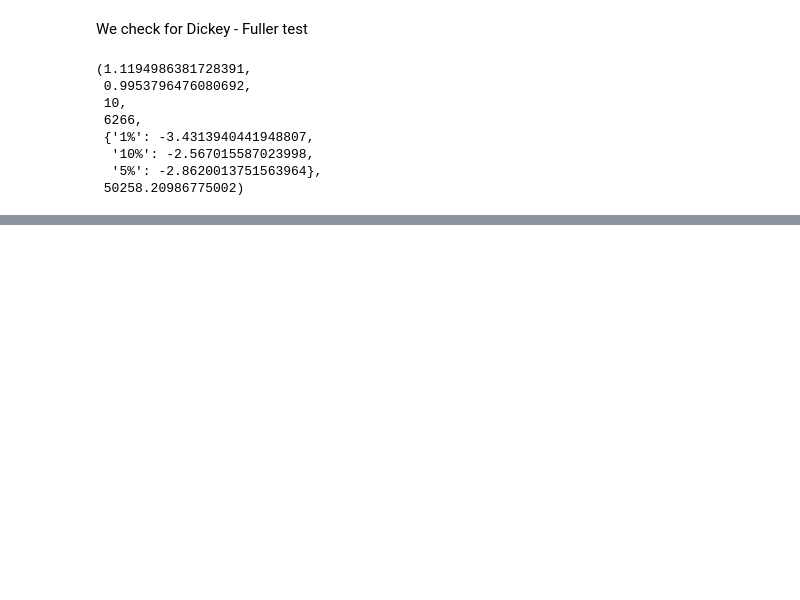
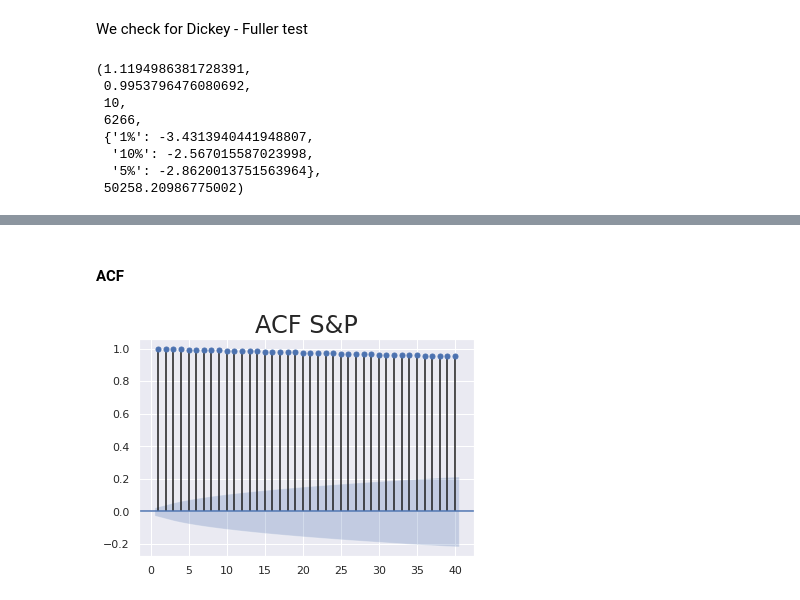
Before and after one commit to ajmal017/Time-Series-Modeling, a Jupyter notebook: 3_Working_with_Time_Series.ipynb, the cells around one changed output, grey strips where cells are left out. Saved outputs shown, nothing was run; the diff lists cells and outputs as text; code cells hidden in the pictures; blank space fills up the shorter version.

```diff
--- a/3_Working_with_Time_Series.ipynb
+++ b/3_Working_with_Time_Series.ipynb
@@ -451,0 +481,8 @@ sts.adfuller(df.wn)
+# %% [markdown]
+#### ACF
+# %%
+sgt.plot_acf(df.market_value, lags = 40, zero = False)
+plt.title("ACF S&P", size = 24)
+plt.show()
+# %% [output]
+[figure, added]
```
Also changed, not shown: parts of 17 cells of this notebook.
